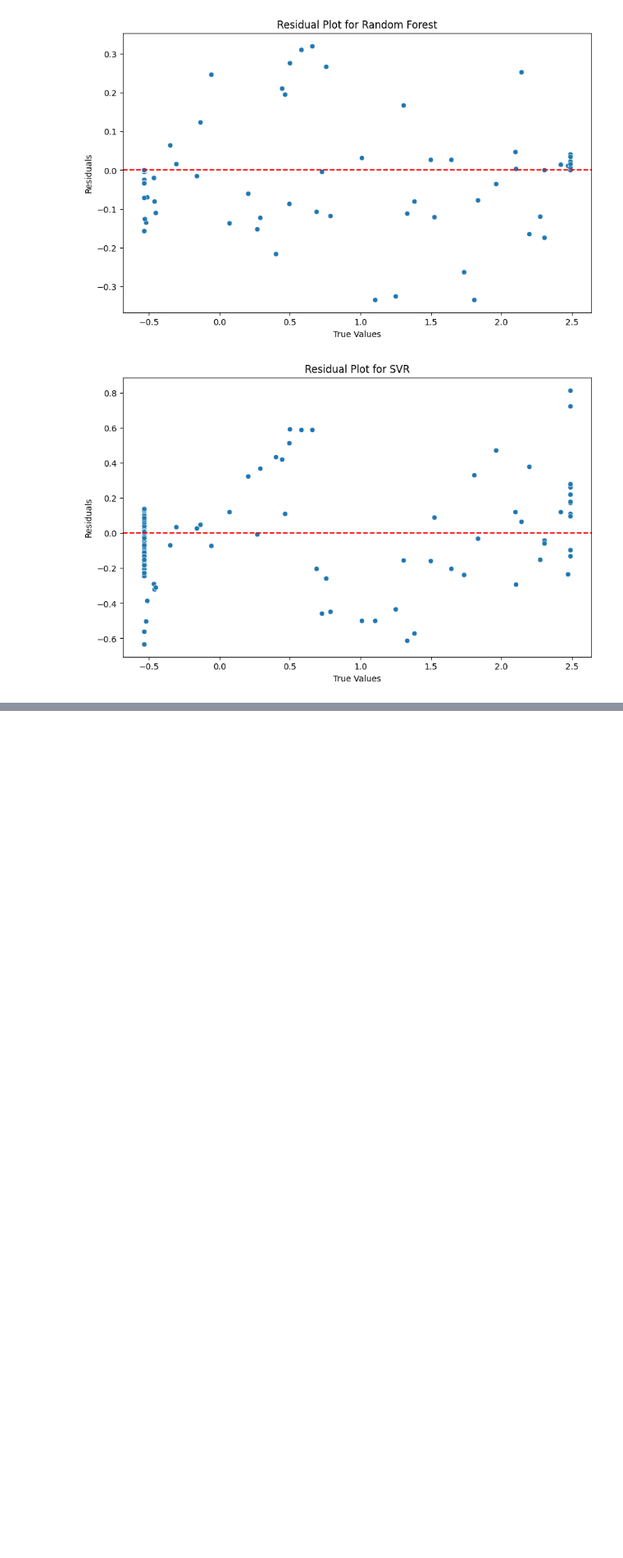
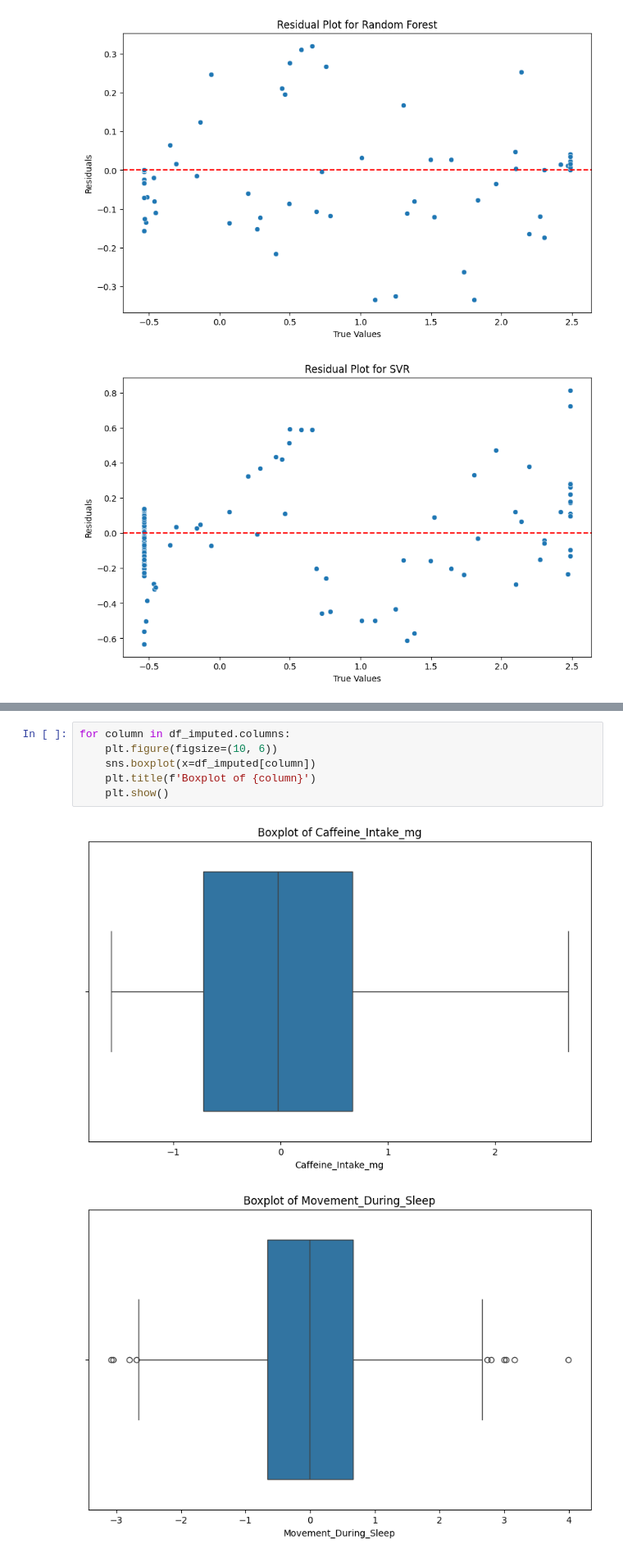
Before and after one commit to Gracing47/digethic_sleep_quality_project, a Jupyter notebook: notebooks/Model_training.ipynb, the cells around one changed output, grey strips where cells are left out. Shown: that part at 82% size. Saved outputs shown, nothing was run; the diff lists cells and outputs as text; blank space fills up the shorter version.

```diff
--- a/notebooks/Model_training.ipynb
+++ b/notebooks/Model_training.ipynb
@@ -133,0 +156,9 @@ for name, model in models.items():
+# %%
+for column in df_imputed.columns:
+    plt.figure(figsize=(10, 6))
+    sns.boxplot(x=df_imputed[column])
+    plt.title(f'Boxplot of {column}')
+    plt.show()
+# %% [output]
+[figure, added]
+[figure, added]
```
Also changed, not shown: parts of 3 cells of this notebook, 5 other files.
